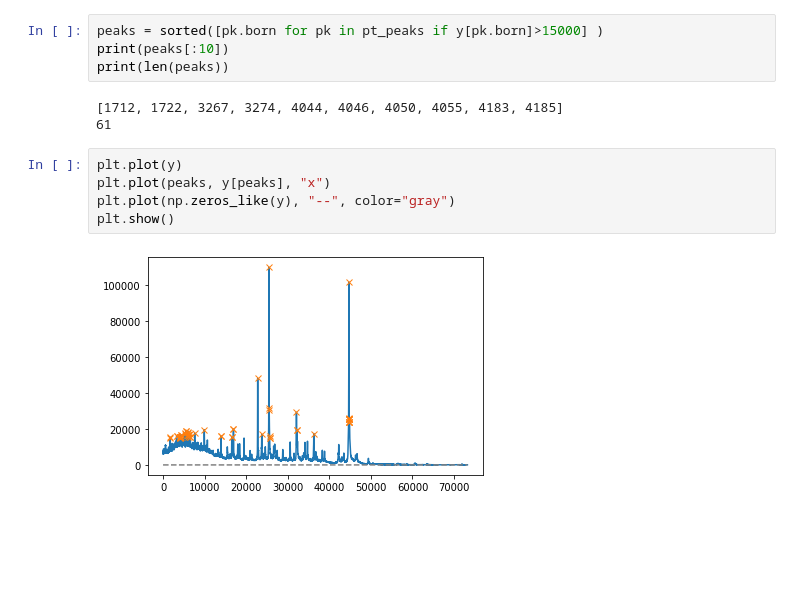
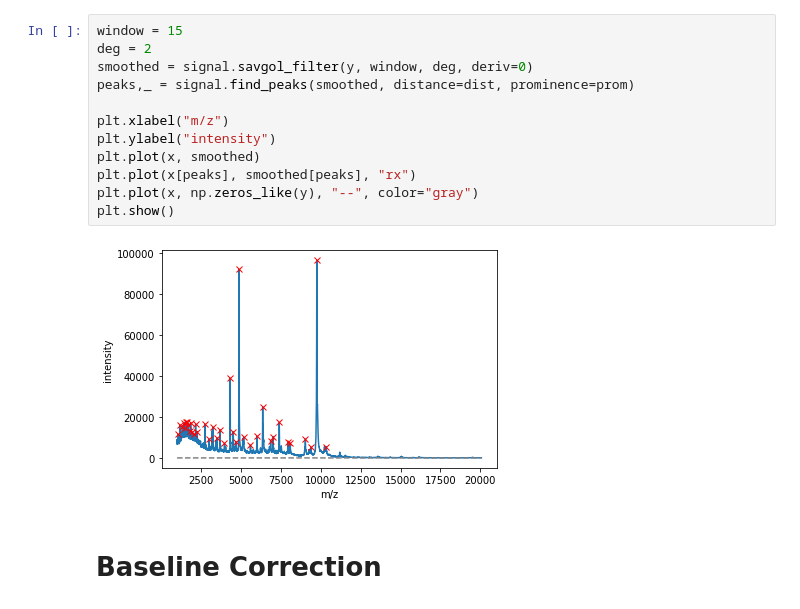
Before and after one commit to kuhaha/biotype, a Jupyter notebook: detect_peaks.ipynb, the cells around one changed output. Drawn from its saved outputs; the diff is of its cells as text; blank space fills up the shorter version.

Commit message:
Smoothing & Baseline Correction

```diff
--- a/detect_peaks.ipynb
+++ b/detect_peaks.ipynb
@@ -112,14 +57,16 @@ for i, pk in enumerate(pt_peaks):
-# %%
-peaks = sorted([pk.born for pk in pt_peaks if y[pk.born]>15000] )
-print(peaks[:10])
-print(len(peaks))
-# %% [output]
-[1712, 1722, 3267, 3274, 4044, 4046, 4050, 4055, 4183, 4185]
-61
-# %%
-plt.plot(y)
-plt.plot(peaks, y[peaks], "x")
-plt.plot(np.zeros_like(y), "--", color="gray")
-plt.show()
-# %% [output]
-[figure, removed]
+# %%
+window = 15
+deg = 2
+smoothed = signal.savgol_filter(y, window, deg, deriv=0)
+peaks,_ = signal.find_peaks(smoothed, distance=dist, prominence=prom)
+
+plt.xlabel("m/z")
+plt.ylabel("intensity")
+plt.plot(x, smoothed)
+plt.plot(x[peaks], smoothed[peaks], "rx")
+plt.plot(x, np.zeros_like(y), "--", color="gray")
+plt.show()
+# %% [output]
+[figure, added]
+# %% [markdown]
+# Baseline Correction
```
Also changed, not shown: parts of 28 cells of this notebook, 1 other file.
